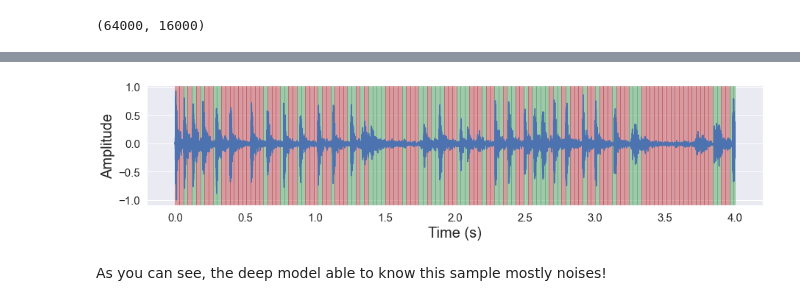
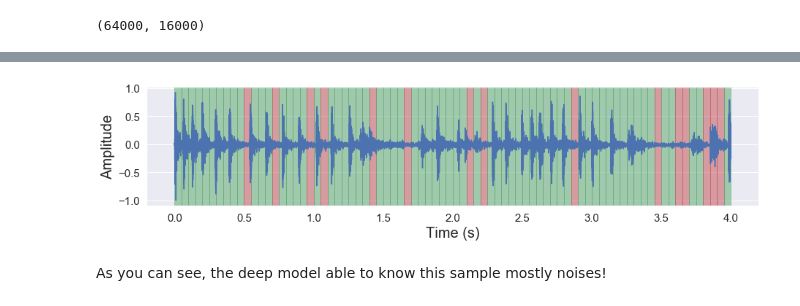
Before and after one commit to mesolitica/malaya-speech, a Jupyter notebook: docs/load-vad.ipynb, the cells around one changed output, grey strips where cells are left out. Saved outputs shown, nothing was run; the diff lists cells and outputs as text; code cells hidden in the pictures.

Commit message:
added marblenet vad

````diff
--- a/docs/load-vad.ipynb
+++ b/docs/load-vad.ipynb
@@ -27,7 +27,7 @@ import malaya_speech
 import numpy as np
 from malaya_speech import Pipeline
 # %%
-y, sr = malaya_speech.load('speech/7021-79759-0004.flac')
+y, sr = malaya_speech.load('speech/7021-79759-0004.wav')
 len(y), sr
 # %% [output]
 (391520, 16000)
@@ -109,8 +115,8 @@ def deep_model(model: str = 'vggvox-v2', quantized: bool = False, **kwargs):
     """
 ```
 # %%
-model_v1 = malaya_speech.vad.deep_model(model = 'vggvox-v1')
-model_v2 = malaya_speech.vad.deep_model(model = 'vggvox-v2')
+model_factor1 = malaya_speech.vad.deep_model(model = 'marblenet-factor1')
+model_factor3 = malaya_speech.vad.deep_model(model = 'marblenet-factor3')
 # %% [markdown]
 ### How to detect Voice Activity
 # %% [markdown]
@@ -307,7 +315,7 @@ malaya_speech.extra.visualization.visualize_vad(y, frames_webrtc, sr)
 # %%
 %%time
 
-frames = list(malaya_speech.utils.generator.frames(y, 30, sr))
+frames = list(malaya_speech.utils.generator.frames(y, 50, sr))
 result = p.emit(frames)
 frames_deep_batch = [(frame, result['flatten'][no]) for no, frame in enumerate(frames)]
 # %% [output]
@@ -320,5 +328,5 @@ malaya_speech.extra.visualization.visualize_vad(y, frames_deep_batch, sr)
 # %%
 %%time
 
-frames_deep_v1 = [(frame, model_v1(frame)) for frame in frames]
+frames_deep_factor3 = [(frame, model_factor3(frame)) for frame in frames]
 # %% [output]
@@ -327,7 +335,7 @@ Wall time: 5.05 s
 # %%
-malaya_speech.extra.visualization.visualize_vad(y, frames_deep_v1, sr)
+malaya_speech.extra.visualization.visualize_vad(y, frames_deep_factor3, sr)
 # %% [output]
-[figure, old version]
+[figure, new version]
 # %% [markdown]
 As you can see, the deep model able to know this sample mostly noises!
 # %%
````
Also changed, not shown: parts of 42 cells of this notebook, 2 other files.
